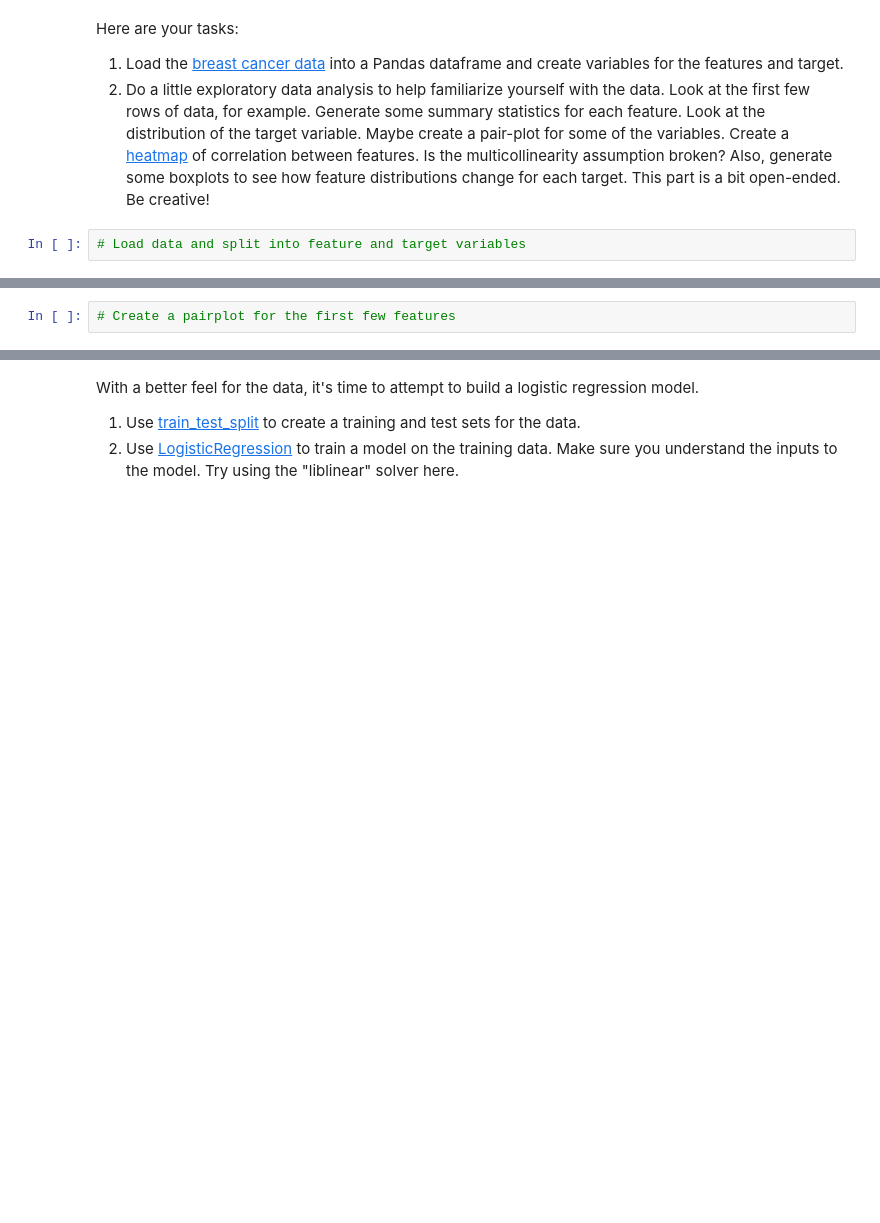
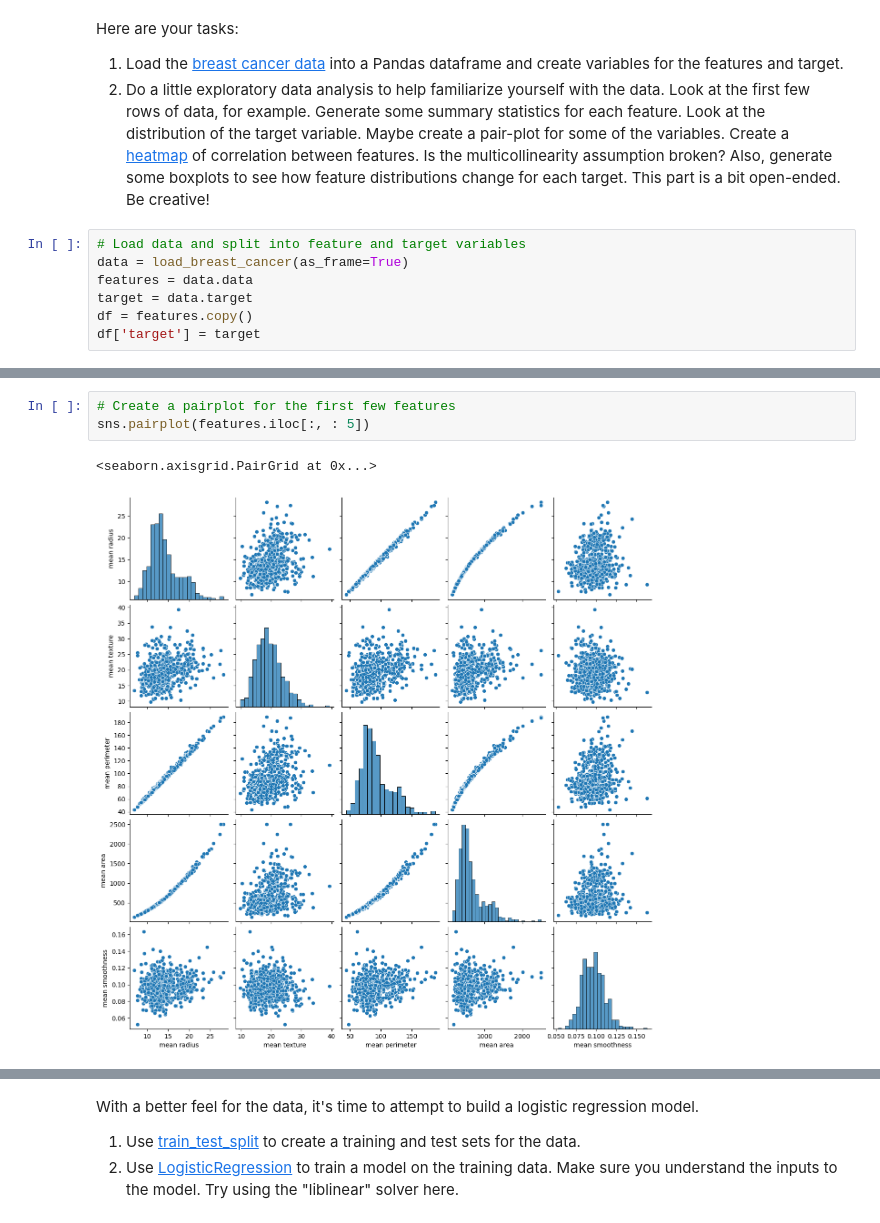
Before and after one commit to psykano/MLbootcamp, a Jupyter notebook: Student_MLE_MiniProject_Logistic_Regression.ipynb, the cells around one changed output, grey strips where cells are left out. Cells and saved outputs as stored; diff of their text form; blank space fills up the shorter version.

```diff
--- a/Student_MLE_MiniProject_Logistic_Regression.ipynb
+++ b/Student_MLE_MiniProject_Logistic_Regression.ipynb
@@ -62,5 +64,10 @@ Here are your tasks:
 2. Do a little exploratory data analysis to help familiarize yourself with the data. Look at the first few rows of data, for example. Generate some summary statistics for each feature. Look at the distribution of the target variable. Maybe create a pair-plot for some of the variables. Create a [heatmap](https://seaborn.pydata.org/generated/seaborn.heatmap.html) of correlation between features. Is the multicollinearity assumption broken? Also, generate some boxplots to see how feature distributions change for each target. This part is a bit open-ended. Be creative!
 # %%
 # Load data and split into feature and target variables
+data = load_breast_cancer(as_frame=True)
+features = data.data
+target = data.target
+df = features.copy()
+df['target'] = target
 # %%
 # View first 5 rows of the data
@@ -71,3 +102,7 @@ Here are your tasks:
 # %%
 # Create a pairplot for the first few features
+sns.pairplot(features.iloc[:, : 5])
+# %% [output]
+<seaborn.axisgrid.PairGrid at 0x...>
+[figure, added]
 # %%
```
Also changed, not shown: parts of 14 cells of this notebook.
